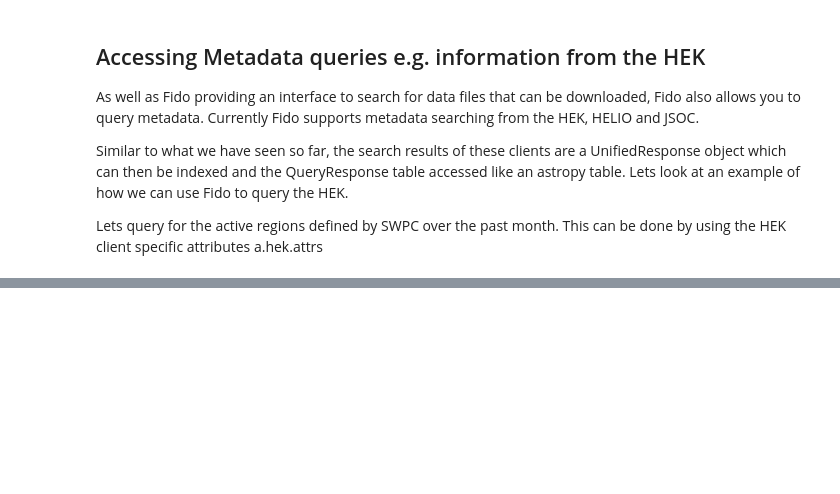
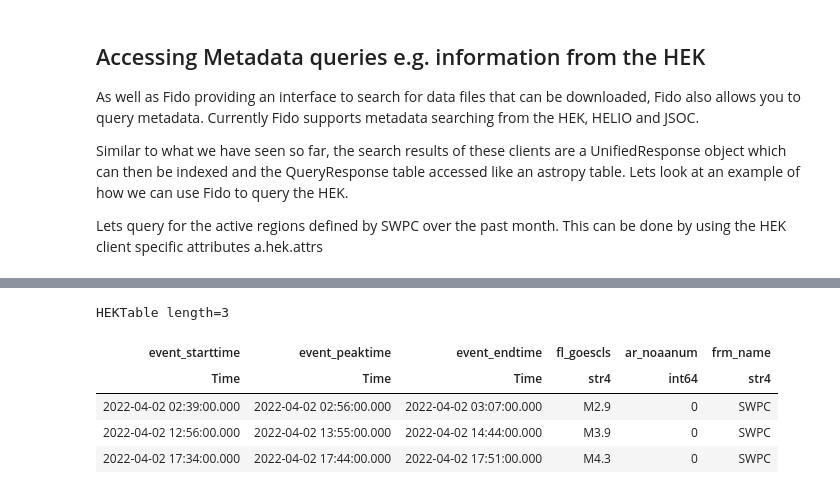
Before and after one commit to hayesla/ESPD_2026, a Jupyter notebook: 1_solar_data_search_and_download.ipynb, the cells around one changed output, grey strips where cells are left out. Cells and saved outputs as stored; diff of their text form; code cells hidden in the pictures; blank space fills up the shorter version.

```diff
--- a/1_solar_data_search_and_download.ipynb
+++ b/1_solar_data_search_and_download.ipynb
@@ -357,4 +479,11 @@ result_hek = Fido.search(a.Time("2022-04-02", "2022-04-03"),
 # %%
-result_hek["hek"]["event_starttime", "event_peaktime",
+hek_search["hek"]["event_starttime", "event_peaktime",
                                "event_endtime", "fl_goescls", "ar_noaanum", "frm_name"]
+# %% [output]
+HEKTable length=3
+| event_starttime | event_peaktime | event_endtime | fl_goescls | ar_noaanum | frm_name |
+| Time | Time | Time | str4 | int64 | str4 |
+| 2022-04-02 02:39:00.000 | 2022-04-02 02:56:00.000 | 2022-04-02 03:07:00.000 | M2.9 | 0 | SWPC |
+| 2022-04-02 12:56:00.000 | 2022-04-02 13:55:00.000 | 2022-04-02 14:44:00.000 | M3.9 | 0 | SWPC |
+| 2022-04-02 17:34:00.000 | 2022-04-02 17:44:00.000 | 2022-04-02 17:51:00.000 | M4.3 | 0 | SWPC |
 # %%
```
Also changed, not shown: parts of 17 cells of this notebook.
